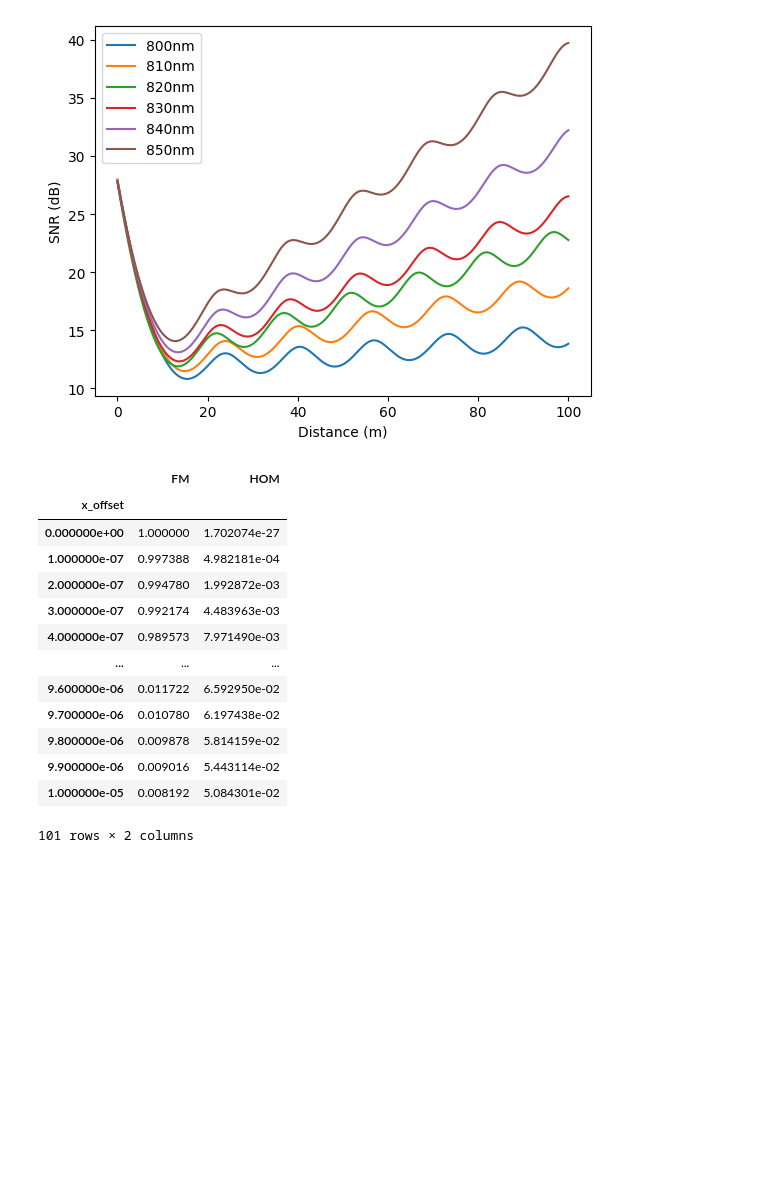
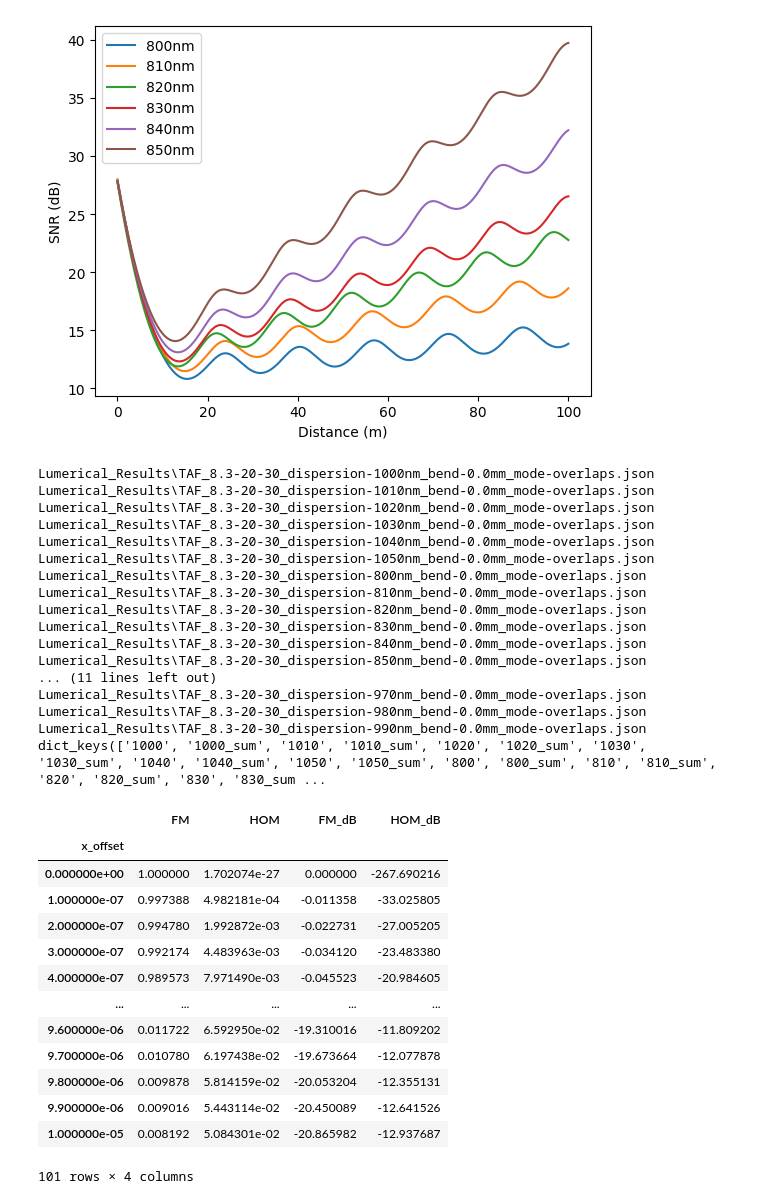
Before and after one commit to ethan-becker-fathom/fiber_modeling, a Jupyter notebook: Mode_analysis.ipynb, the cells around one changed output. Cells and saved outputs as stored; diff of their text form; code cells hidden in the pictures; blank space fills up the shorter version.

Commit message:
Update Disperison Model, Create mode analysis jupyter notebook

```diff
--- a/Mode_analysis.ipynb
+++ b/Mode_analysis.ipynb
@@ -14,9 +16,7 @@ df = pd.DataFrame()
 
 for filename in os.listdir(dir):
     filename = os.path.join(dir, filename)
-    if not filename.endswith('.json'):
-        continue
-    if filename.endswith('full-dataset.json') or filename.endswith('mode-overlaps.json'):
+    if not filename.endswith('summary.json'):
         continue
 
     print(filename)
@@ -271,48 +244,71 @@ plt.show()
 # %%
 dir = 'Lumerical_Results'
 
 mode_overlaps = {}
 
 for filename in os.listdir(dir):
     filename = os.path.join(dir, filename)
-    if not filename.endswith('.json'):
-        continue
-    if filename.endswith('full-dataset.json') or filename.endswith('mode-overlaps.json'):
+    if not filename.endswith('mode-overlaps.json'):
         continue
 
-
+    print(filename)
     with open(filename, 'r') as file:
         data = json.load(file)
-    mode_overlaps['800'] = pd.DataFrame(
+    wavelength = data['wavelength']
+
+    mode_overlaps[f'{wavelength}'] = pd.DataFrame(
         data['mode_coupling'],
         columns=['mode_1', 'mode_2', 'x_offset', 'coupling']
     )
 
-    fm = mode_overlaps['800'].loc[
-        (mode_overlaps['800'].mode_1 == 1) & (
-                (mode_overlaps['800'].mode_2 == 1) | (mode_overlaps['800'].mode_2 == 2))].groupby(['x_offset']).sum()
+    fm = mode_overlaps[f'{wavelength}'].loc[
+        (mode_overlaps[f'{wavelength}'].mode_1 == 1) & (mode_overlaps[f'{wavelength}'].mode_2 <= 2)
+    ].groupby(['x_offset']).sum()
     fm.drop(columns=['mode_1', 'mode_2'], inplace=True)
     fm.rename(columns={'coupling': 'FM'}, inplace=True)
 
-    hom = mode_overlaps['800'].loc[
-        (mode_overlaps['800'].mode_1 == 1) & (mode_overlaps['800'].mode_2 > 2)].groupby(['x_offset']).sum()
+    hom = mode_overlaps[f'{wavelength}'].loc[
+        (mode_overlaps[f'{wavelength}'].mode_1 == 1) & (mode_overlaps[f'{wavelength}'].mode_2 > 2)
+    ].groupby(['x_offset']).sum()
     hom.drop(columns=['mode_1', 'mode_2'], inplace=True)
     hom.rename(columns={'coupling': 'HOM'}, inplace=True)
 
-    mode_overlaps['800_sum'] = fm.join(hom)
-    mode_overlaps['800_sum']
+    mode_overlaps[f'{wavelength}_sum'] = fm.join(hom)
+    mode_overlaps[f'{wavelength}_sum']['FM_dB'] = mode_overlaps[f'{wavelength}_sum']['FM'].apply(fiber_model.power_to_db)
+    mode_overlaps[f'{wavelength}_sum']['HOM_dB'] = mode_overlaps[f'{wavelength}_sum']['HOM'].apply(fiber_model.power_to_db)
+
+
+print(mode_overlaps.keys())
+mode_overlaps['800_sum']
 # %% [output]
+Lumerical_Results\TAF_8.3-20-30_dispersion-1000nm_bend-0.0mm_mode-overlaps.json
+Lumerical_Results\TAF_8.3-20-30_dispersion-1010nm_bend-0.0mm_mode-overlaps.json
+Lumerical_Results\TAF_8.3-20-30_dispersion-1020nm_bend-0.0mm_mode-overlaps.json
+Lumerical_Results\TAF_8.3-20-30_dispersion-1030nm_bend-0.0mm_mode-overlaps.json
+Lumerical_Results\TAF_8.3-20-30_dispersion-1040nm_bend-0.0mm_mode-overlaps.json
+Lumerical_Results\TAF_8.3-20-30_dispersion-1050nm_bend-0.0mm_mode-overlaps.json
+Lumerical_Results\TAF_8.3-20-30_dispersion-800nm_bend-0.0mm_mode-overlaps.json
+Lumerical_Results\TAF_8.3-20-30_dispersion-810nm_bend-0.0mm_mode-overlaps.json
+Lumerical_Results\TAF_8.3-20-30_dispersion-820nm_bend-0.0mm_mode-overlaps.json
+Lumerical_Results\TAF_8.3-20-30_dispersion-830nm_bend-0.0mm_mode-overlaps.json
+Lumerical_Results\TAF_8.3-20-30_dispersion-840nm_bend-0.0mm_mode-overlaps.json
+Lumerical_Results\TAF_8.3-20-30_dispersion-850nm_bend-0.0mm_mode-overlaps.json
+... (11 lines left out)
+Lumerical_Results\TAF_8.3-20-30_dispersion-970nm_bend-0.0mm_mode-overlaps.json
+Lumerical_Results\TAF_8.3-20-30_dispersion-980nm_bend-0.0mm_mode-overlaps.json
+Lumerical_Results\TAF_8.3-20-30_dispersion-990nm_bend-0.0mm_mode-overlaps.json
+dict_keys(['1000', '1000_sum', '1010', '1010_sum', '1020', '1020_sum', '1030', '1030_sum', '1040', '1040_sum', '1050', '1050_sum', '800', '800_sum', '810', '810_sum', '820', '820_sum', '830', '830_sum ...
-|  | FM | HOM |
-| x_offset |  |  |
-| 0.000000e+00 | 1.000000 | 1.702074e-27 |
-| 1.000000e-07 | 0.997388 | 4.982181e-04 |
-| 2.000000e-07 | 0.994780 | 1.992872e-03 |
-| 3.000000e-07 | 0.992174 | 4.483963e-03 |
-| 4.000000e-07 | 0.989573 | 7.971490e-03 |
-| ... | ... | ... |
-| 9.600000e-06 | 0.011722 | 6.592950e-02 |
-| 9.700000e-06 | 0.010780 | 6.197438e-02 |
-| 9.800000e-06 | 0.009878 | 5.814159e-02 |
-| 9.900000e-06 | 0.009016 | 5.443114e-02 |
-| 1.000000e-05 | 0.008192 | 5.084301e-02 |
+|  | FM | HOM | FM_dB | HOM_dB |
+| x_offset |  |  |  |  |
+| 0.000000e+00 | 1.000000 | 1.702074e-27 | 0.000000 | -267.690216 |
+| 1.000000e-07 | 0.997388 | 4.982181e-04 | -0.011358 | -33.025805 |
+| 2.000000e-07 | 0.994780 | 1.992872e-03 | -0.022731 | -27.005205 |
+| 3.000000e-07 | 0.992174 | 4.483963e-03 | -0.034120 | -23.483380 |
+| 4.000000e-07 | 0.989573 | 7.971490e-03 | -0.045523 | -20.984605 |
+| ... | ... | ... | ... | ... |
+| 9.600000e-06 | 0.011722 | 6.592950e-02 | -19.310016 | -11.809202 |
+| 9.700000e-06 | 0.010780 | 6.197438e-02 | -19.673664 | -12.077878 |
+| 9.800000e-06 | 0.009878 | 5.814159e-02 | -20.053204 | -12.355131 |
+| 9.900000e-06 | 0.009016 | 5.443114e-02 | -20.450089 | -12.641526 |
+| 1.000000e-05 | 0.008192 | 5.084301e-02 | -20.865982 | -12.937687 |
-101 rows × 2 columns
+101 rows × 4 columns
```
Also changed, not shown: parts of 14 cells of this notebook, 2 other files.
